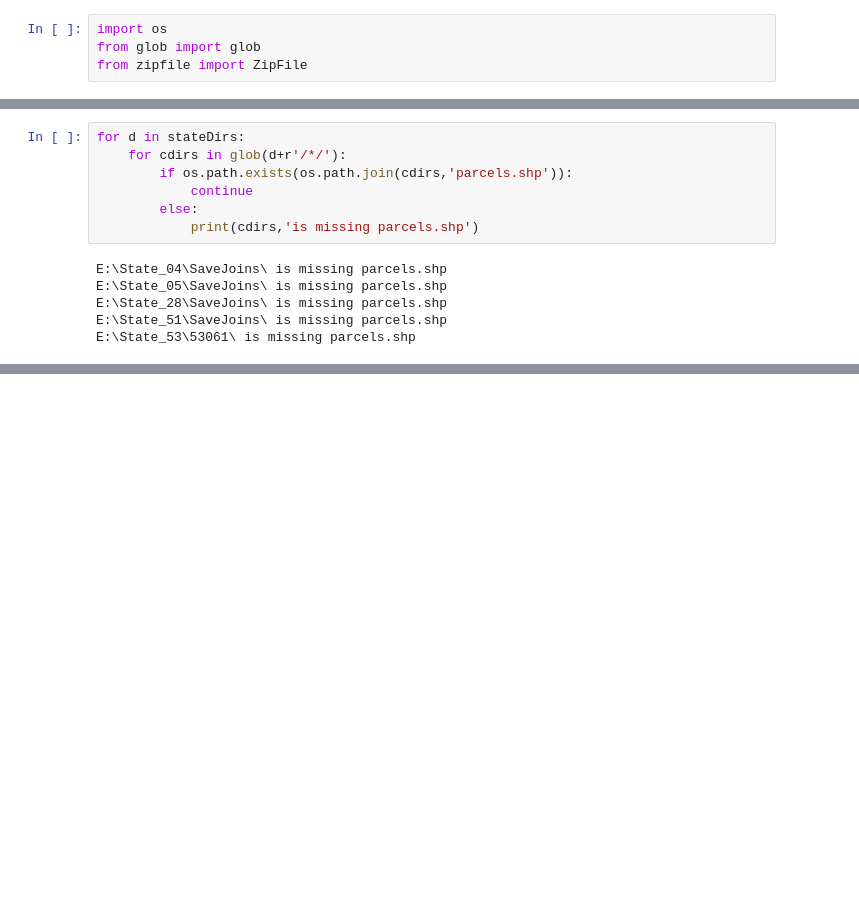
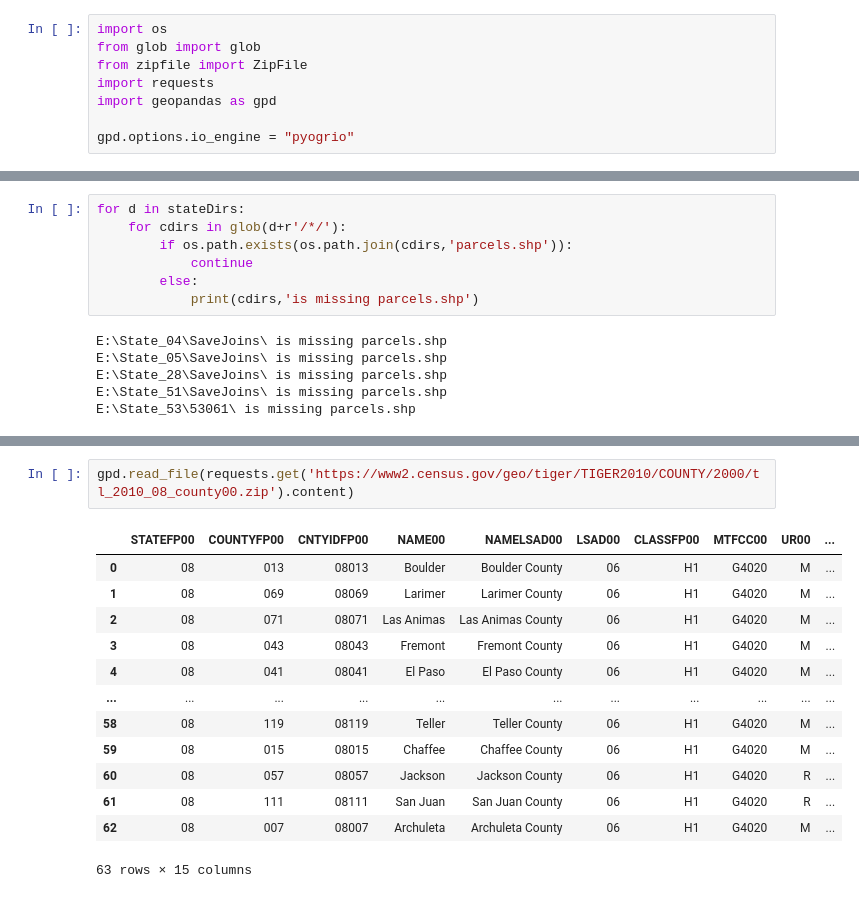
Before and after one commit to whitephil/parcel-mhp, a Jupyter notebook: parcel_inventory.ipynb, the cells around one changed output, grey strips where cells are left out. Cells and saved outputs as stored; diff of their text form; blank space fills up the shorter version.

```diff
--- a/parcel_inventory.ipynb
+++ b/parcel_inventory.ipynb
@@ -2,6 +2,10 @@
 import os
 from glob import glob
 from zipfile import ZipFile
+import requests
+import geopandas as gpd
+
+gpd.options.io_engine = "pyogrio"
 # %%
 datadir = 'F:\\ParcelAtlas2023\\'
 #fipsdir =
@@ -36,0 +52,16 @@ E:\State_53\53061\ is missing parcels.shp
+# %%
+gpd.read_file(requests.get('https://www2.census.gov/geo/tiger/TIGER2010/COUNTY/2000/tl_2010_08_county00.zip').content)
+# %% [output]
+|  | STATEFP00 | COUNTYFP00 | CNTYIDFP00 | NAME00 | NAMELSAD00 | LSAD00 | CLASSFP00 | MTFCC00 | UR00 | ... |
+| 0 | 08 | 013 | 08013 | Boulder | Boulder County | 06 | H1 | G4020 | M | ... |
+| 1 | 08 | 069 | 08069 | Larimer | Larimer County | 06 | H1 | G4020 | M | ... |
+| 2 | 08 | 071 | 08071 | Las Animas | Las Animas County | 06 | H1 | G4020 | M | ... |
+| 3 | 08 | 043 | 08043 | Fremont | Fremont County | 06 | H1 | G4020 | M | ... |
+| 4 | 08 | 041 | 08041 | El Paso | El Paso County | 06 | H1 | G4020 | M | ... |
+| ... | ... | ... | ... | ... | ... | ... | ... | ... | ... | ... |
+| 58 | 08 | 119 | 08119 | Teller | Teller County | 06 | H1 | G4020 | M | ... |
+| 59 | 08 | 015 | 08015 | Chaffee | Chaffee County | 06 | H1 | G4020 | M | ... |
+| 60 | 08 | 057 | 08057 | Jackson | Jackson County | 06 | H1 | G4020 | R | ... |
+| 61 | 08 | 111 | 08111 | San Juan | San Juan County | 06 | H1 | G4020 | R | ... |
+| 62 | 08 | 007 | 08007 | Archuleta | Archuleta County | 06 | H1 | G4020 | M | ... |
+63 rows × 15 columns
```
Also changed, not shown: parts of 1 cell of this notebook, 5 other files.
